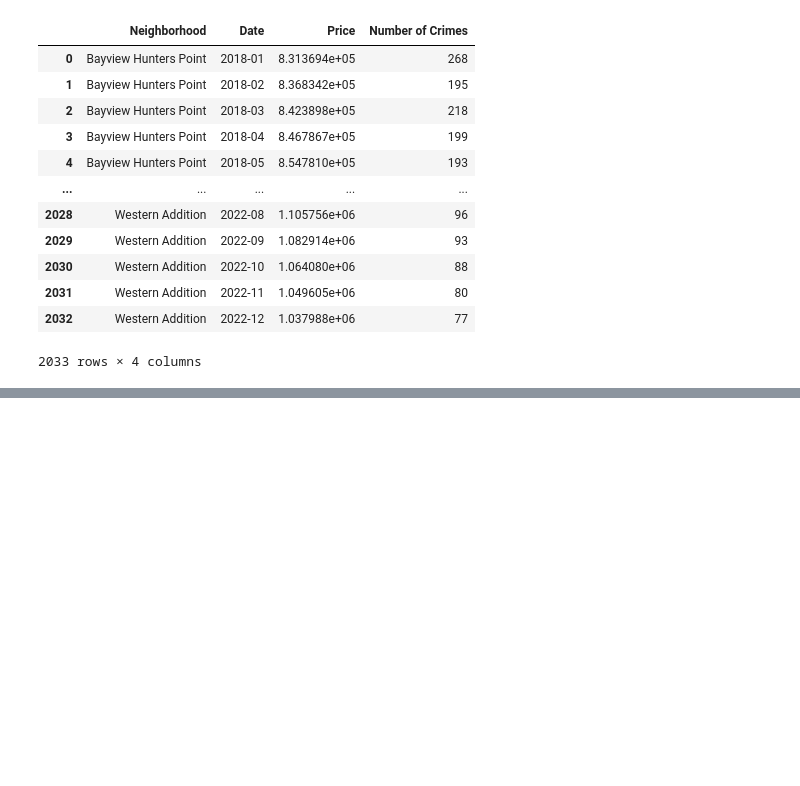
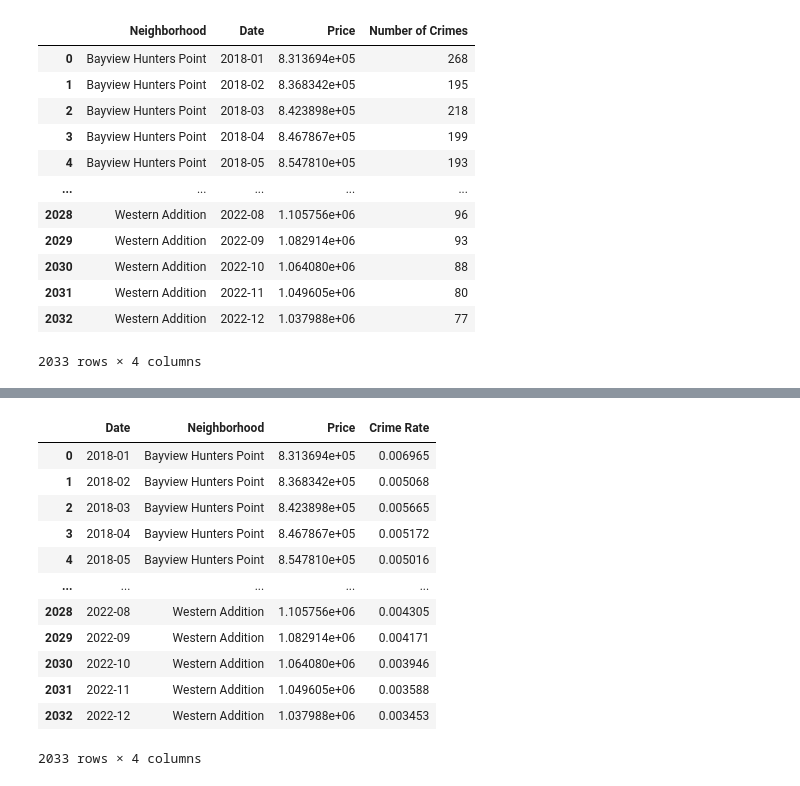
Before and after one commit to ahmed-saleem916/Virtual-Reality-, a Jupyter notebook: pearson_coeficient_per_type_of_crime.ipynb, the cells around one changed output, grey strips where cells are left out. Cells and saved outputs as stored; diff of their text form; code cells hidden in the pictures; blank space fills up the shorter version.

```diff
--- a/pearson_coeficient_per_type_of_crime.ipynb
+++ b/pearson_coeficient_per_type_of_crime.ipynb
@@ -153,0 +185,20 @@ nonviolent_crimes_prices
+# %%
+#Getting the correlation between prices and violent crimes
+violent_crimes_price_rate = violent_crimes_population[["Date","Neighborhood","Price","Crime Rate"]]
+nonviolent_crimes_price_rate = nonviolent_crimes_population[["Date","Neighborhood","Price","Crime Rate"]]
+violent_crimes_price_rate
+nonviolent_crimes_price_rate
+# %% [output]
+|  | Date | Neighborhood | Price | Crime Rate |
+| 0 | 2018-01 | Bayview Hunters Point | 8.313694e+05 | 0.006965 |
+| 1 | 2018-02 | Bayview Hunters Point | 8.368342e+05 | 0.005068 |
+| 2 | 2018-03 | Bayview Hunters Point | 8.423898e+05 | 0.005665 |
+| 3 | 2018-04 | Bayview Hunters Point | 8.467867e+05 | 0.005172 |
+| 4 | 2018-05 | Bayview Hunters Point | 8.547810e+05 | 0.005016 |
+| ... | ... | ... | ... | ... |
+| 2028 | 2022-08 | Western Addition | 1.105756e+06 | 0.004305 |
+| 2029 | 2022-09 | Western Addition | 1.082914e+06 | 0.004171 |
+| 2030 | 2022-10 | Western Addition | 1.064080e+06 | 0.003946 |
+| 2031 | 2022-11 | Western Addition | 1.049605e+06 | 0.003588 |
+| 2032 | 2022-12 | Western Addition | 1.037988e+06 | 0.003453 |
+2033 rows × 4 columns
```
Also changed, not shown: parts of 11 cells of this notebook.
